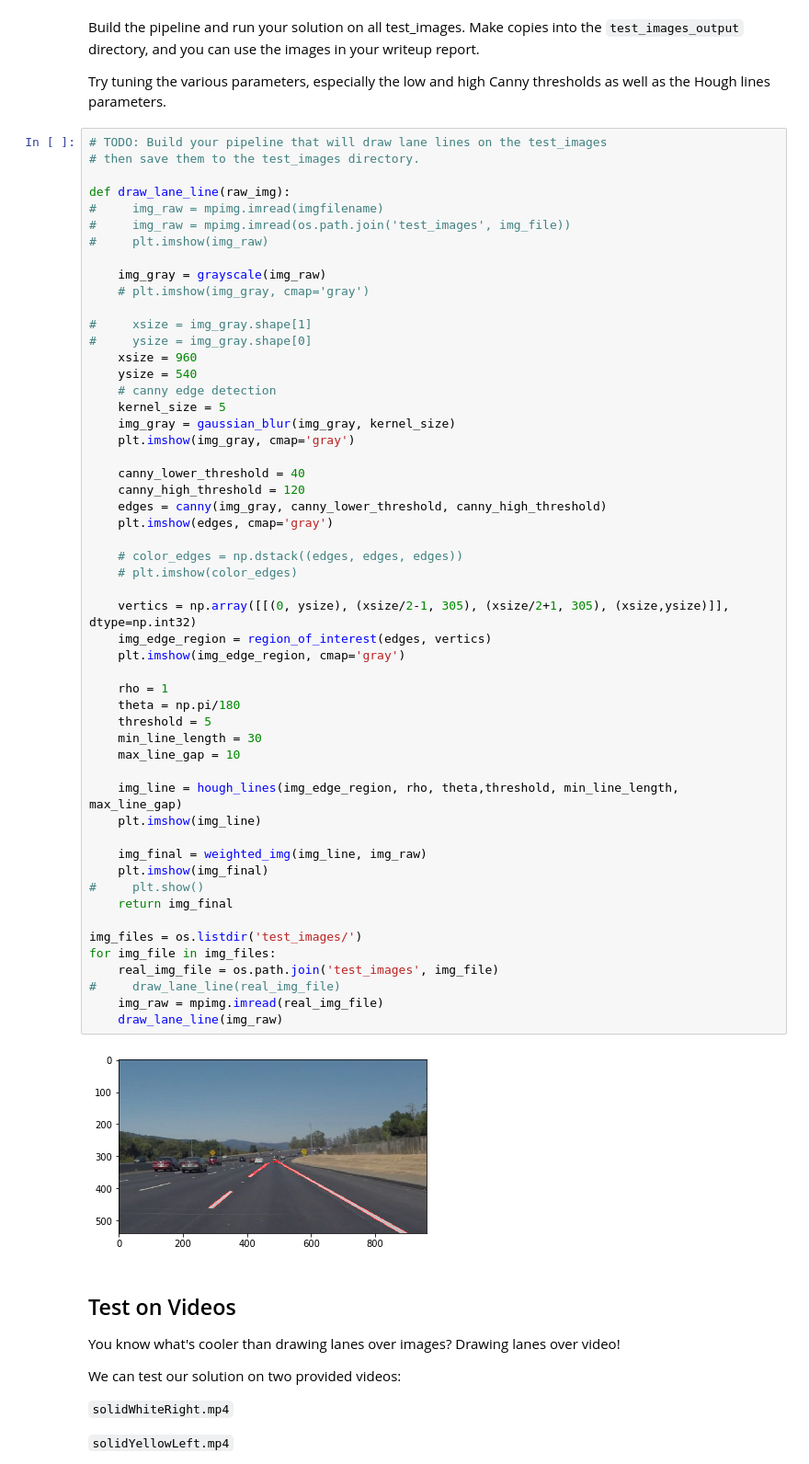
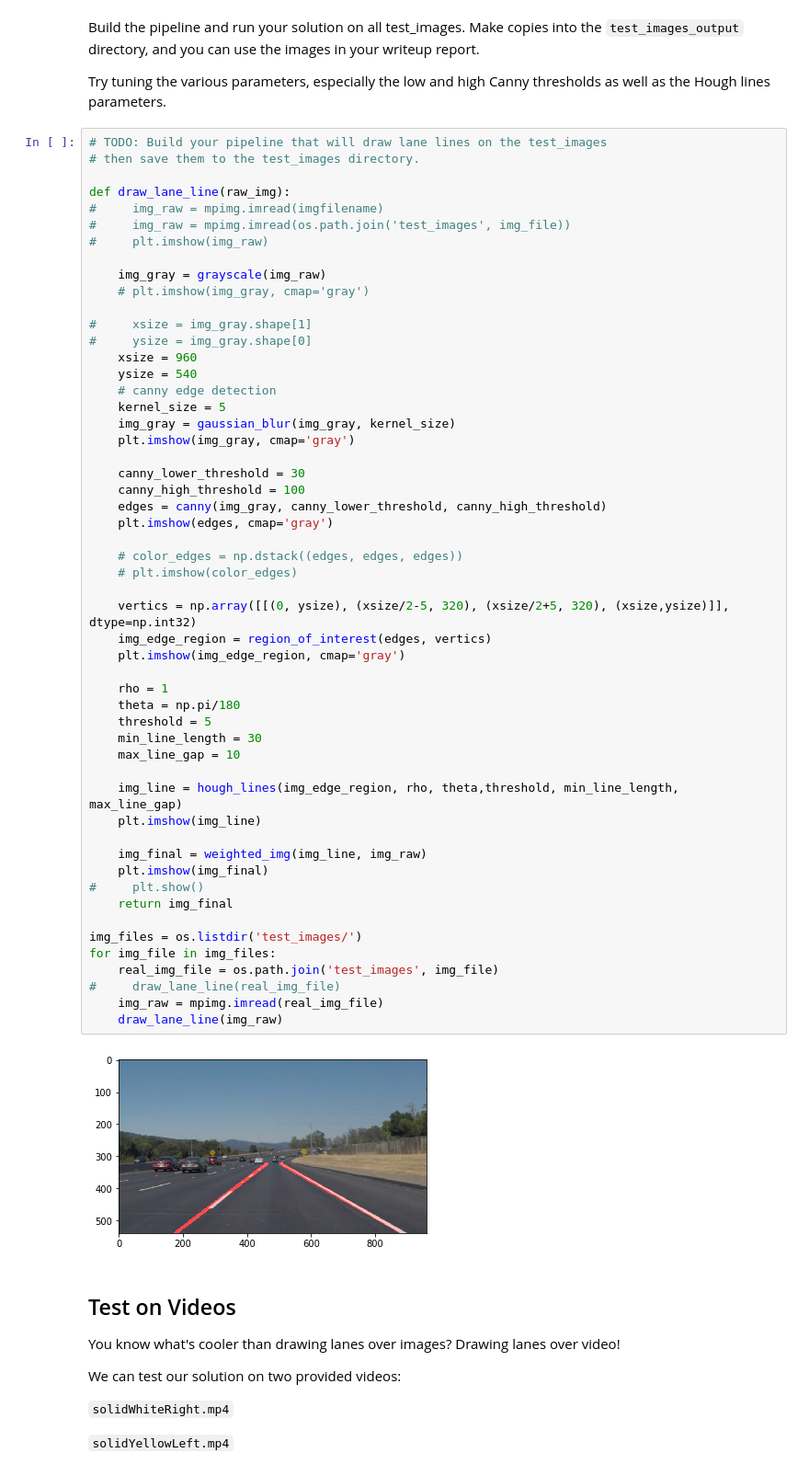
Before and after one commit to easyfly007/autodrive_projects, a Jupyter notebook: proj_finding_lanes_on_the_road/CarND-LaneLines-P1/P1.ipynb, the cells around one changed output. Shown at 92% size. Drawn from its saved outputs; the diff is of its cells as text.

```diff
--- a/proj_finding_lanes_on_the_road/CarND-LaneLines-P1/P1.ipynb
+++ b/proj_finding_lanes_on_the_road/CarND-LaneLines-P1/P1.ipynb
@@ -213,40 +255,40 @@ def draw_lane_line(raw_img):
     img_gray = gaussian_blur(img_gray, kernel_size)
     plt.imshow(img_gray, cmap='gray')
 
-    canny_lower_threshold = 40
-    canny_high_threshold = 120
+    canny_lower_threshold = 30
+    canny_high_threshold = 100
     edges = canny(img_gray, canny_lower_threshold, canny_high_threshold)
     plt.imshow(edges, cmap='gray')
 
     # color_edges = np.dstack((edges, edges, edges))
     # plt.imshow(color_edges)
 
-    vertics = np.array([[(0, ysize), (xsize/2-1, 305), (xsize/2+1, 305), (xsize,ysize)]], dtype=np.int32)
+    vertics = np.array([[(0, ysize), (xsize/2-5, 320), (xsize/2+5, 320), (xsize,ysize)]], dtype=np.int32)
     img_edge_region = region_of_interest(edges, vertics)
     plt.imshow(img_edge_region, cmap='gray')
 
     rho = 1
     theta = np.pi/180
     threshold = 5
     min_line_length = 30
     max_line_gap = 10
 
     img_line = hough_lines(img_edge_region, rho, theta,threshold, min_line_length, max_line_gap)
     plt.imshow(img_line)
 
     img_final = weighted_img(img_line, img_raw)
     plt.imshow(img_final)
 #     plt.show()
     return img_final
 
 img_files = os.listdir('test_images/')
 for img_file in img_files:
     real_img_file = os.path.join('test_images', img_file)
 #     draw_lane_line(real_img_file)
     img_raw = mpimg.imread(real_img_file)
     draw_lane_line(img_raw)
 # %% [output]
-[figure, old version]
+[figure, new version]
 # %% [markdown]
 ## Test on Videos
 
```
Also changed, not shown: parts of 4 cells of this notebook.
